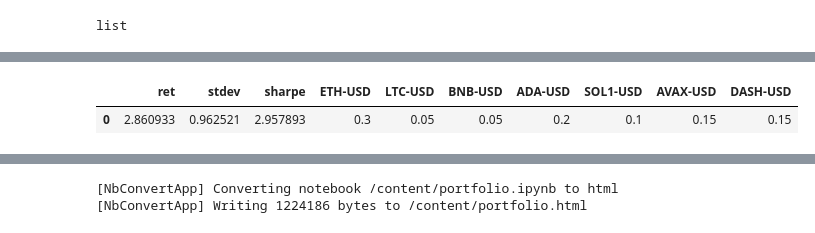
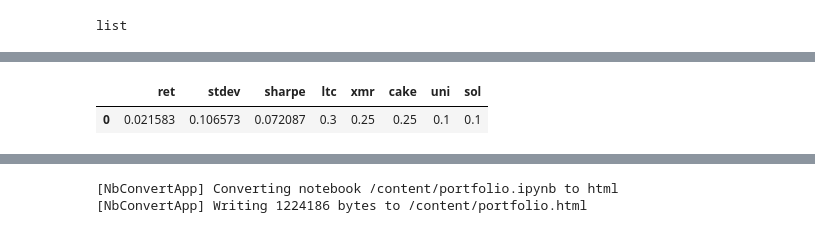
Before and after one commit to jblanco89/MonteCarlo_Portfolio, a Jupyter notebook: portfolio.ipynb, the cells around one changed output, grey strips where cells are left out. Saved outputs shown, nothing was run; the diff lists cells and outputs as text; code cells hidden in the pictures.

```diff
--- a/portfolio.ipynb
+++ b/portfolio.ipynb
@@ -42,4 +21,6 @@ def get_data(tickers, date_beg, date_end):
+# %%
+stocks = ['ltc', 'xmr', 'cake', 'uni', 'sol']
 # %%
-prices = get_data(stocks, '01/01/2021', '09/18/2021')
-print(prices.tail())
+prices = sd.get_data(stocks, '09/20/21', '10/08/21')
+prices.tail()
 # %% [output]
@@ -57,7 +35,7 @@ Date                                 ...
 def daily_returns(df):
     return (df.pct_change())
 
-daily_rets = daily_returns(prices)
+daily_rets = daily_returns(prices.drop('Timestamp', axis=1))
 
 print(daily_rets.tail())
 # %% [output]
@@ -223,6 +189,6 @@ plt.show()
 # %%
 #Looking for real portfolio weight
-real_portfolio = [0.30, 0.05, 0.05, 0.20, 0.10, 0.15, 0.15]
+real_portfolio = [0.30, 0.25, 0.25, 0.10, 0.10]
 type(real_portfolio)
 # %% [output]
 list
@@ -275,37 +239,36 @@ dtype: bool
 
 weights = real_portfolio
 results_temp = np.zeros((4 + len(stocks) - 1, 1))
 # rebalance weights to sum to 1
 weights /= np.sum(weights)
 
 # calculate portfolio return and volatility
 portfolio_return = np.sum(mean_return_rets * weights) * 252
 portfolio_std_dev = np.sqrt(np.dot(weights.T, np.dot(cov_matrix_all, weights))) * np.sqrt(252)
 
 # 3 month T-Bill yield used as risk free rate of return
 risk_free_return = 0.0139
 
 # store results in results array
 results_temp[0, 0] = portfolio_return
 results_temp[1, 0] = portfolio_std_dev
 
 # store Sharpe Ratio (return / volatility) - risk free rate element excluded for simplicity
 results_temp[2, 0] = (results_temp[0, 0] - risk_free_return) / results_temp[1, 0]
 
 # iterate through the weight vector and add data to results array
 for j in range(len(weights)):
   results_temp[j + 3, 0] = weights[j]
 
 # convert results array to Pandas DataFrame
 results_test_portfolio = pd.DataFrame(results_temp.T, columns=['ret', 'stdev', 'sharpe', stocks[0],
                                                     stocks[1], stocks[2],
-                                                    stocks[3], stocks[4],
-                                                    stocks[5],stocks[6]])
+                                                    stocks[3], stocks[4]])
 
 results_test_portfolio
 # %% [output]
-|  | ret | stdev | sharpe | ETH-USD | LTC-USD | BNB-USD | ADA-USD | SOL1-USD | AVAX-USD | DASH-USD |
-| 0 | 2.860933 | 0.962521 | 2.957893 | 0.3 | 0.05 | 0.05 | 0.2 | 0.1 | 0.15 | 0.15 |
+|  | ret | stdev | sharpe | ltc | xmr | cake | uni | sol |
+| 0 | 0.021583 | 0.106573 | 0.072087 | 0.3 | 0.25 | 0.25 | 0.1 | 0.1 |
 # %%
 def plot_graph_test(results_df, max_sharpe_port, min_vol_port, results_test):
     ax = results_df.plot(kind= 'scatter', x = 'stdev', y='ret', s = 40,
```
Also changed, not shown: parts of 18 cells of this notebook.
